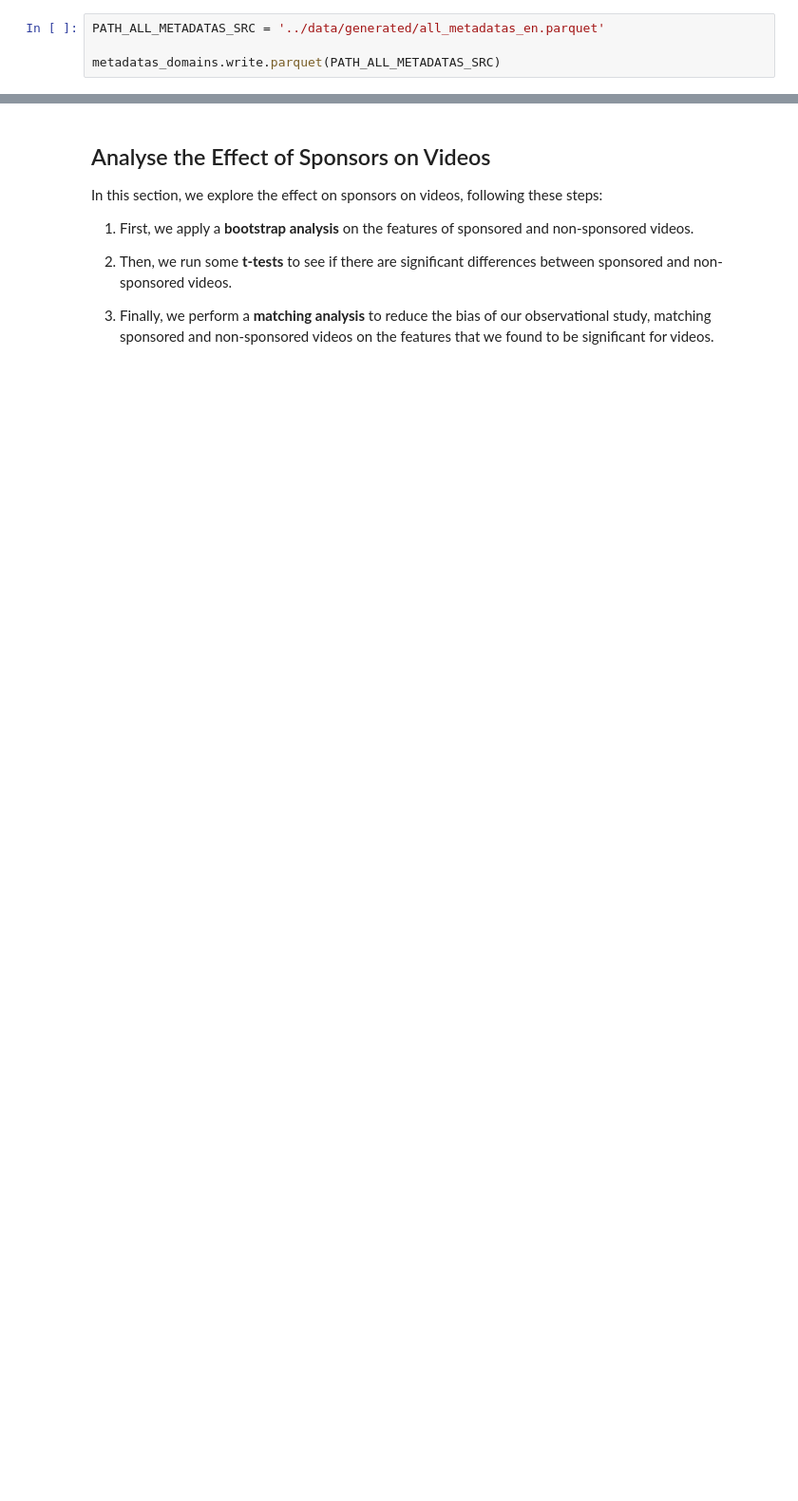
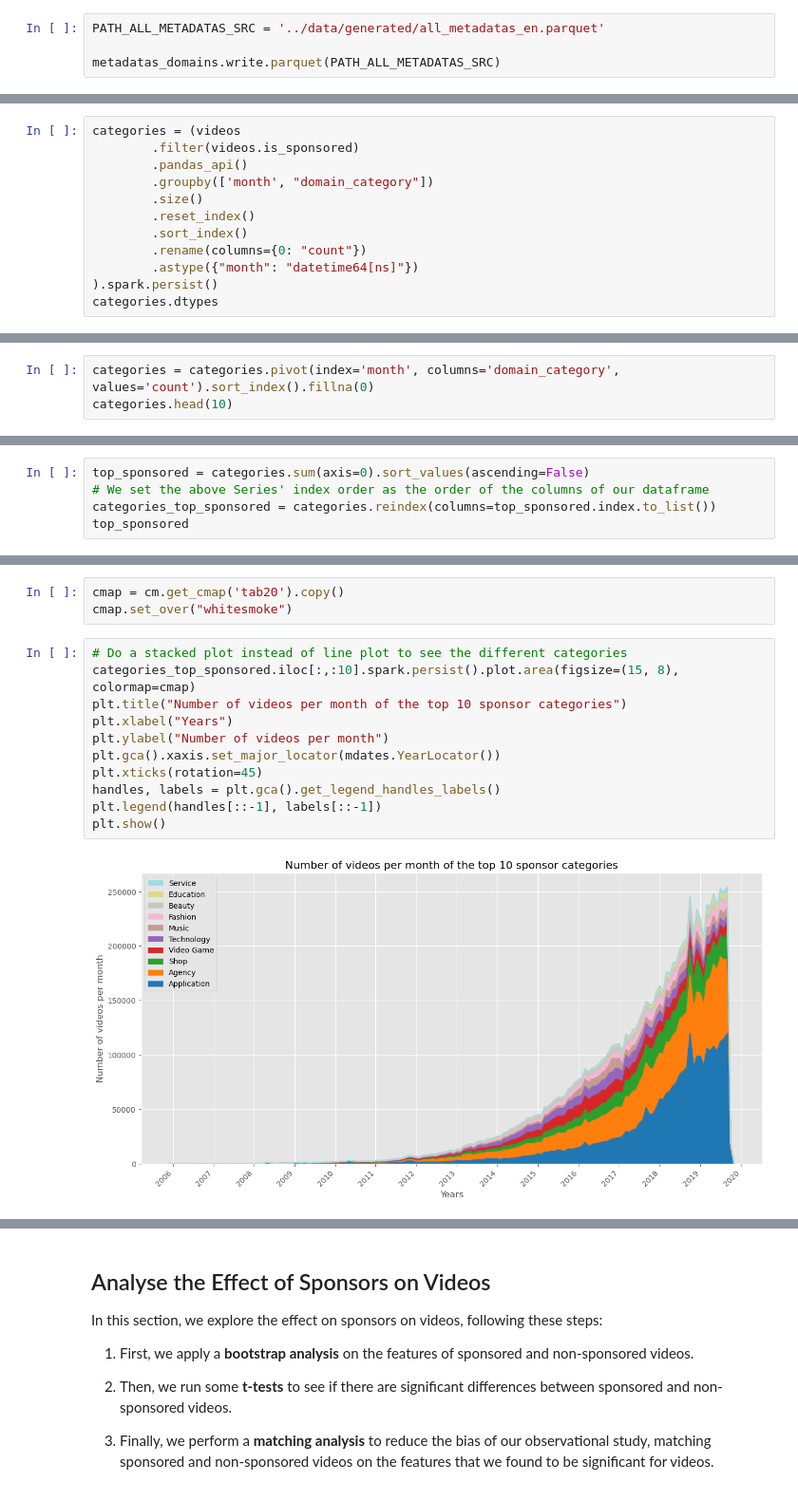
Before and after one commit to epfl-ada/ada-2022-project-fraisetagada, a Jupyter notebook: project.ipynb, the cells around one changed output, grey strips where cells are left out. Shown at 95% size. Drawn from its saved outputs; the diff is of its cells as text; blank space fills up the shorter version.

```diff
--- a/project.ipynb
+++ b/project.ipynb
@@ -1901,0 +2252,12 @@ metadatas_domains.write.parquet(PATH_ALL_METADATAS_SRC)
+# %%
+categories = (videos
+        .filter(videos.is_sponsored)
+        .pandas_api()
+        .groupby(['month', "domain_category"])
+        .size()
+        .reset_index()
+        .sort_index()
+        .rename(columns={0: "count"})
+        .astype({"month": "datetime64[ns]"})
+).spark.persist()
+categories.dtypes
@@ -1901,0 +2269,3 @@ metadatas_domains.write.parquet(PATH_ALL_METADATAS_SRC)
+# %%
+categories = categories.pivot(index='month', columns='domain_category', values='count').sort_index().fillna(0)
+categories.head(10)
@@ -1901,0 +2285,5 @@ metadatas_domains.write.parquet(PATH_ALL_METADATAS_SRC)
+# %%
+top_sponsored = categories.sum(axis=0).sort_values(ascending=False)
+# We set the above Series' index order as the order of the columns of our dataframe
+categories_top_sponsored = categories.reindex(columns=top_sponsored.index.to_list())
+top_sponsored
@@ -1901,0 +2318,16 @@ metadatas_domains.write.parquet(PATH_ALL_METADATAS_SRC)
+# %%
+cmap = cm.get_cmap('tab20').copy()
+cmap.set_over("whitesmoke")
+# %%
+# Do a stacked plot instead of line plot to see the different categories
+categories_top_sponsored.iloc[:,:10].spark.persist().plot.area(figsize=(15, 8), colormap=cmap)
+plt.title("Number of videos per month of the top 10 sponsor categories")
+plt.xlabel("Years")
+plt.ylabel("Number of videos per month")
+plt.gca().xaxis.set_major_locator(mdates.YearLocator())
+plt.xticks(rotation=45)
+handles, labels = plt.gca().get_legend_handles_labels()
+plt.legend(handles[::-1], labels[::-1])
+plt.show()
+# %% [output]
+[figure, added]
```
Also changed, not shown: parts of 45 cells of this notebook, 1 other file.
